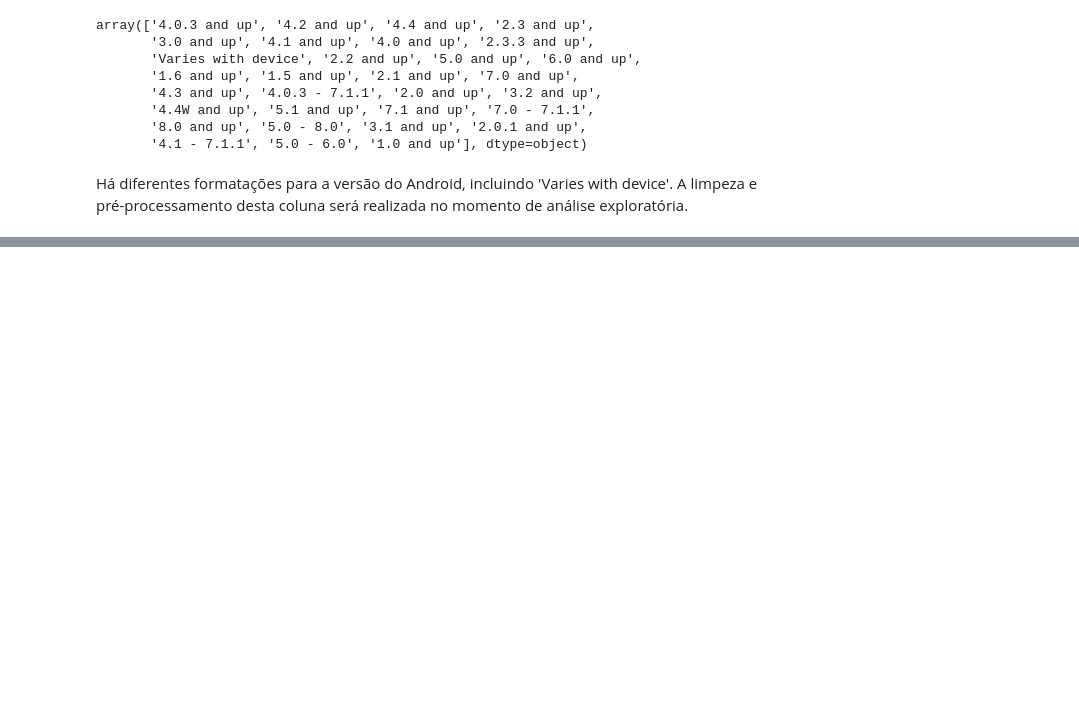
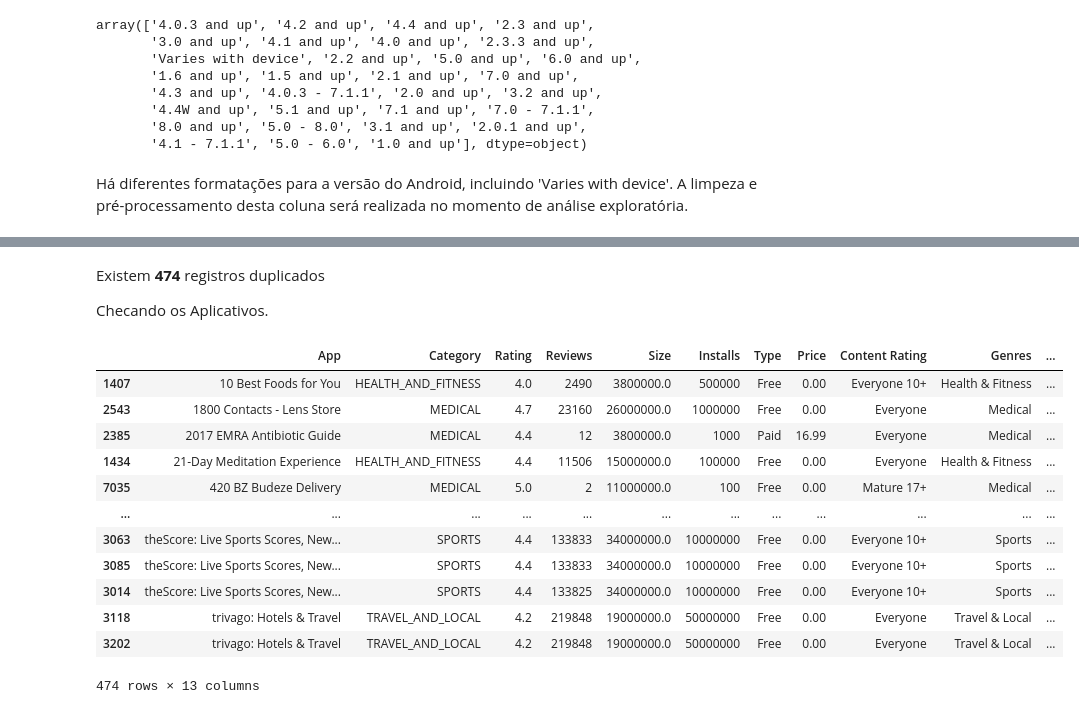
Before and after one commit to edmgjr/portifolio, a Jupyter notebook: Limpesa_e_preprocessamento_de_dados_googleplaystore.ipynb, the cells around one changed output, grey strips where cells are left out. Cells and saved outputs as stored; diff of their text form; code cells hidden in the pictures; blank space fills up the shorter version.

```diff
--- a/Limpesa_e_preprocessamento_de_dados_googleplaystore.ipynb
+++ b/Limpesa_e_preprocessamento_de_dados_googleplaystore.ipynb
@@ -845,0 +885,20 @@ Há diferentes formatações para a versão do Android, incluindo 'Varies with d
+# %% [markdown]
+Existem **474** registros duplicados
+
+Checando os Aplicativos.
+# %%
+df[df.duplicated(keep='first')].sort_values(by='App')
+# %% [output]
+|  | App | Category | Rating | Reviews | Size | Installs | Type | Price | Content Rating | Genres | ... |
+| 1407 | 10 Best Foods for You | HEALTH_AND_FITNESS | 4.0 | 2490 | 3800000.0 | 500000 | Free | 0.00 | Everyone 10+ | Health & Fitness | ... |
+| 2543 | 1800 Contacts - Lens Store | MEDICAL | 4.7 | 23160 | 26000000.0 | 1000000 | Free | 0.00 | Everyone | Medical | ... |
+| 2385 | 2017 EMRA Antibiotic Guide | MEDICAL | 4.4 | 12 | 3800000.0 | 1000 | Paid | 16.99 | Everyone | Medical | ... |
+| 1434 | 21-Day Meditation Experience | HEALTH_AND_FITNESS | 4.4 | 11506 | 15000000.0 | 100000 | Free | 0.00 | Everyone | Health & Fitness | ... |
+| 7035 | 420 BZ Budeze Delivery | MEDICAL | 5.0 | 2 | 11000000.0 | 100 | Free | 0.00 | Mature 17+ | Medical | ... |
+| ... | ... | ... | ... | ... | ... | ... | ... | ... | ... | ... | ... |
+| 3063 | theScore: Live Sports Scores, New... | SPORTS | 4.4 | 133833 | 34000000.0 | 10000000 | Free | 0.00 | Everyone 10+ | Sports | ... |
+| 3085 | theScore: Live Sports Scores, New... | SPORTS | 4.4 | 133833 | 34000000.0 | 10000000 | Free | 0.00 | Everyone 10+ | Sports | ... |
+| 3014 | theScore: Live Sports Scores, New... | SPORTS | 4.4 | 133825 | 34000000.0 | 10000000 | Free | 0.00 | Everyone 10+ | Sports | ... |
+| 3118 | trivago: Hotels & Travel | TRAVEL_AND_LOCAL | 4.2 | 219848 | 19000000.0 | 50000000 | Free | 0.00 | Everyone | Travel & Local | ... |
+| 3202 | trivago: Hotels & Travel | TRAVEL_AND_LOCAL | 4.2 | 219848 | 19000000.0 | 50000000 | Free | 0.00 | Everyone | Travel & Local | ... |
+474 rows × 13 columns
```
Also changed, not shown: parts of 13 cells of this notebook.
